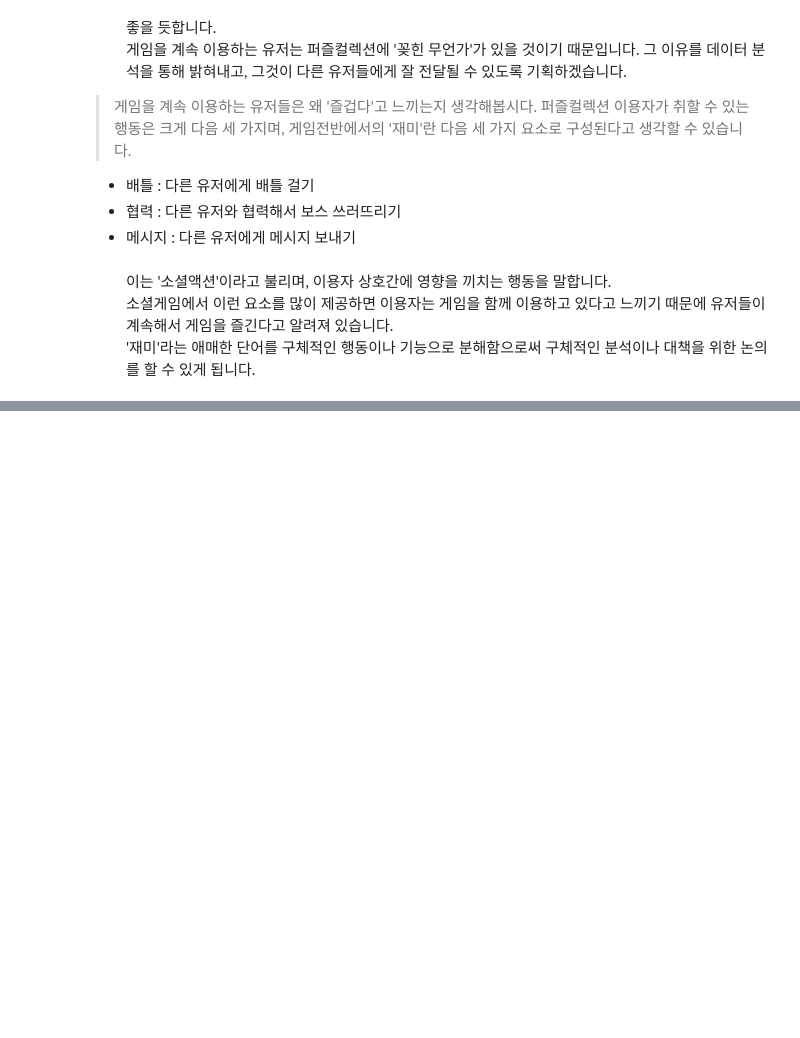
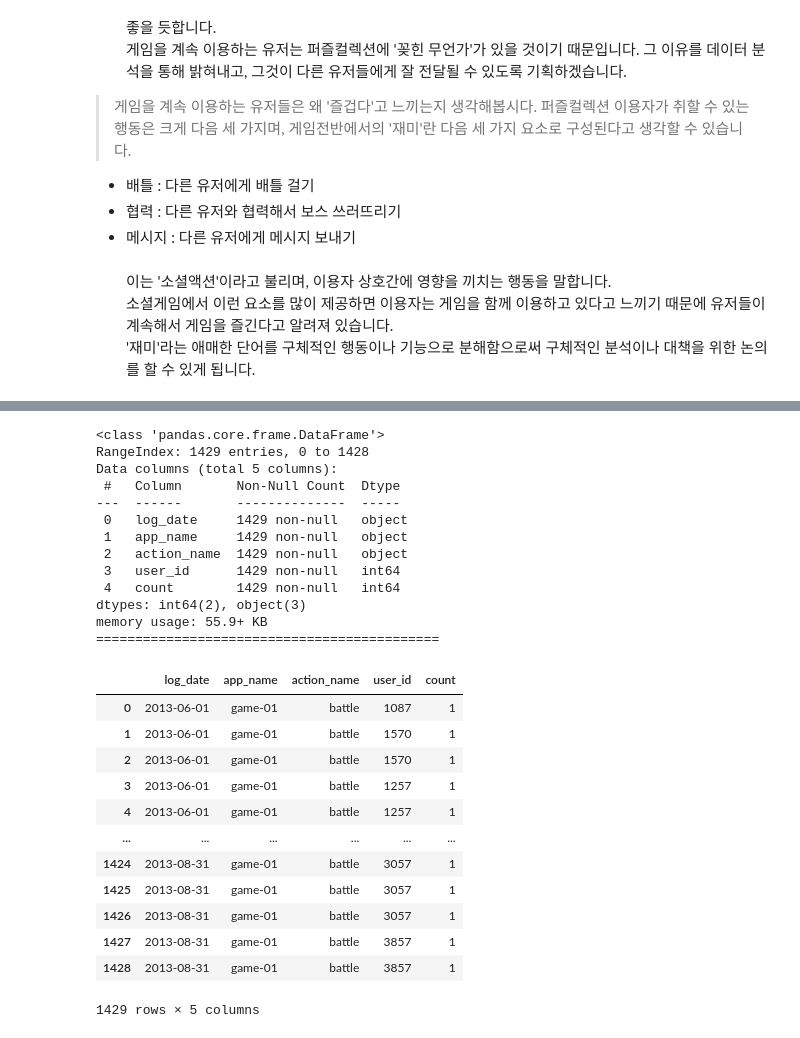
Before and after one commit to KTH7/Business_Data_Analysis, a Jupyter notebook: 7. 소셜게임을 지속적으로 이용하게 하는 요소 파악하기 (결정트리분석).ipynb, the cells around one changed output, grey strips where cells are left out. Drawn from its saved outputs; the diff is of its cells as text; code cells hidden in the pictures; blank space fills up the shorter version.

```diff
--- a/7. 소셜게임을 지속적으로 이용하게 하는 요소 파악하기 (결정트리분석).ipynb
+++ b/7. 소셜게임을 지속적으로 이용하게 하는 요소 파악하기 (결정트리분석).ipynb
@@ -83,0 +125,30 @@
+# %%
+# dau 폴더에 있는 모든 csv 파일 경로를 리스트로 저장합니다.
+csv_files = []
+for root, dirs, files in os.walk('./section9_data/daily/dau/game-01'):
+    for file in files:
+        if file.endswith('.csv'):
+            csv_files.append(os.path.join(root, file))
+# csv 파일들을 읽어서 데이터프레임으로 만듭니다.
+df_list = []
+for file in csv_files:
+    df = pd.read_csv(file)
+    df_list.append(df)
+
+# 데이터프레임들을 합쳐서 하나의 데이터프레임으로 만듭니다.
+dau = pd.concat(df_list, ignore_index=True)
+# %%
+# dau 폴더에 있는 모든 csv 파일 경로를 리스트로 저장합니다.
+csv_files = []
+for root, dirs, files in os.walk('./section9_data/daily/action/game-01/battle'):
+    for file in files:
+        if file.endswith('.csv'):
+            csv_files.append(os.path.join(root, file))
+# csv 파일들을 읽어서 데이터프레임으로 만듭니다.
+df_list = []
+for file in csv_files:
+    df = pd.read_csv(file)
+    df_list.append(df)
+
+# 데이터프레임들을 합쳐서 하나의 데이터프레임으로 만듭니다.
+battle = pd.concat(df_list, ignore_index=True)
@@ -83,0 +255,36 @@
+# %%
+battle.info()
+# log_date : 이용한 날짜
+# app_name : 앱 이름
+# action_name : 소셜액션
+# user_id : 유저 ID
+# count : 행동 횟수
+print("============================================")
+battle
+# %% [output]
+<class 'pandas.core.frame.DataFrame'>
+RangeIndex: 1429 entries, 0 to 1428
+Data columns (total 5 columns):
+ #   Column       Non-Null Count  Dtype
+---  ------       --------------  -----
+ 0   log_date     1429 non-null   object
+ 1   app_name     1429 non-null   object
+ 2   action_name  1429 non-null   object
+ 3   user_id      1429 non-null   int64
+ 4   count        1429 non-null   int64
+dtypes: int64(2), object(3)
+memory usage: 55.9+ KB
+============================================
+|  | log_date | app_name | action_name | user_id | count |
+| 0 | 2013-06-01 | game-01 | battle | 1087 | 1 |
+| 1 | 2013-06-01 | game-01 | battle | 1570 | 1 |
+| 2 | 2013-06-01 | game-01 | battle | 1570 | 1 |
+| 3 | 2013-06-01 | game-01 | battle | 1257 | 1 |
+| 4 | 2013-06-01 | game-01 | battle | 1257 | 1 |
+| ... | ... | ... | ... | ... | ... |
+| 1424 | 2013-08-31 | game-01 | battle | 3057 | 1 |
+| 1425 | 2013-08-31 | game-01 | battle | 3057 | 1 |
+| 1426 | 2013-08-31 | game-01 | battle | 3057 | 1 |
+| 1427 | 2013-08-31 | game-01 | battle | 3857 | 1 |
+| 1428 | 2013-08-31 | game-01 | battle | 3857 | 1 |
+1429 rows × 5 columns
```
Also changed, not shown: parts of 11 cells of this notebook.
